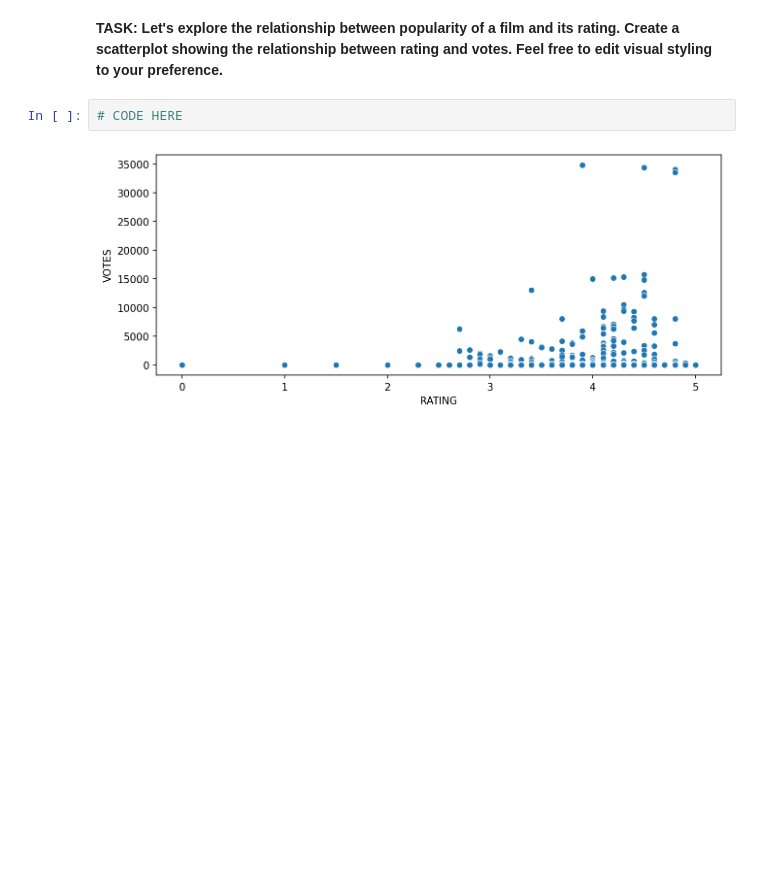
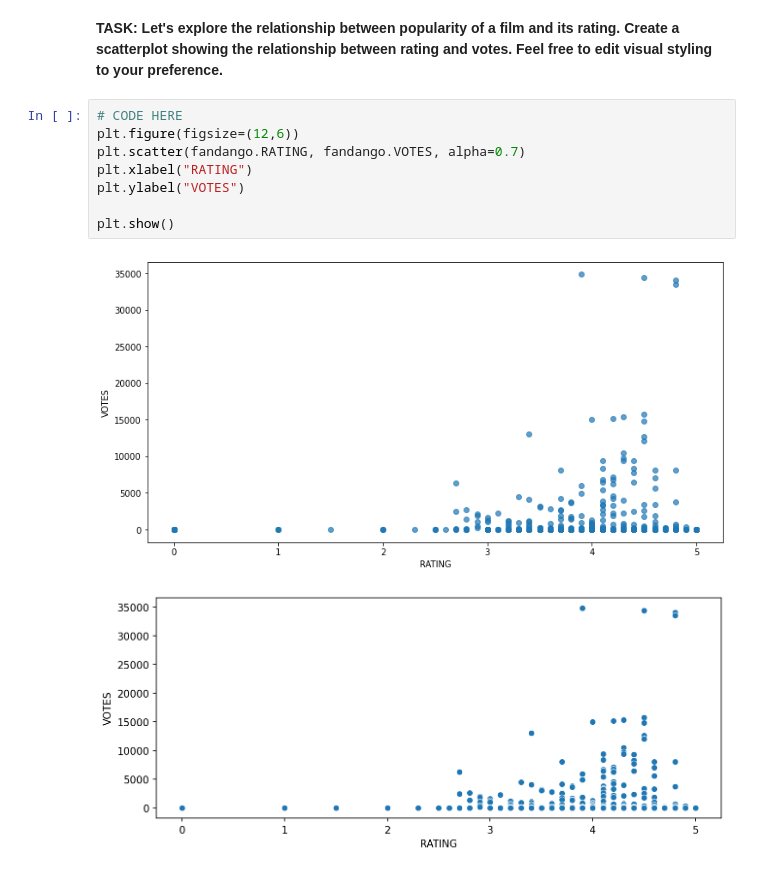
Before and after one commit to AlenGeorg3/fandango-rating-analysis, a Jupyter notebook: 00-Capstone-Project.ipynb, the cells around one changed output. Saved outputs shown, nothing was run; the diff lists cells and outputs as text; blank space fills up the shorter version.

```diff
--- a/00-Capstone-Project.ipynb
+++ b/00-Capstone-Project.ipynb
@@ -123,8 +124,16 @@ fandango.describe()
 | max | 5.000000 | 5.000000 | 34846.000000 |
 # %% [markdown]
 **TASK: Let's explore the relationship between popularity of a film and its rating. Create a scatterplot showing the relationship between rating and votes. Feel free to edit visual styling to your preference.**
-# %%
-# CODE HERE
+# %%
+# CODE HERE
+plt.figure(figsize=(12,6))
+plt.scatter(fandango.RATING, fandango.VOTES, alpha=0.7)
+plt.xlabel("RATING")
+plt.ylabel("VOTES")
+
+plt.show()
+# %% [output]
+[figure, added]
 # %%
 # %% [output]
 [figure]
```
Also changed, not shown: parts of 29 cells of this notebook.
